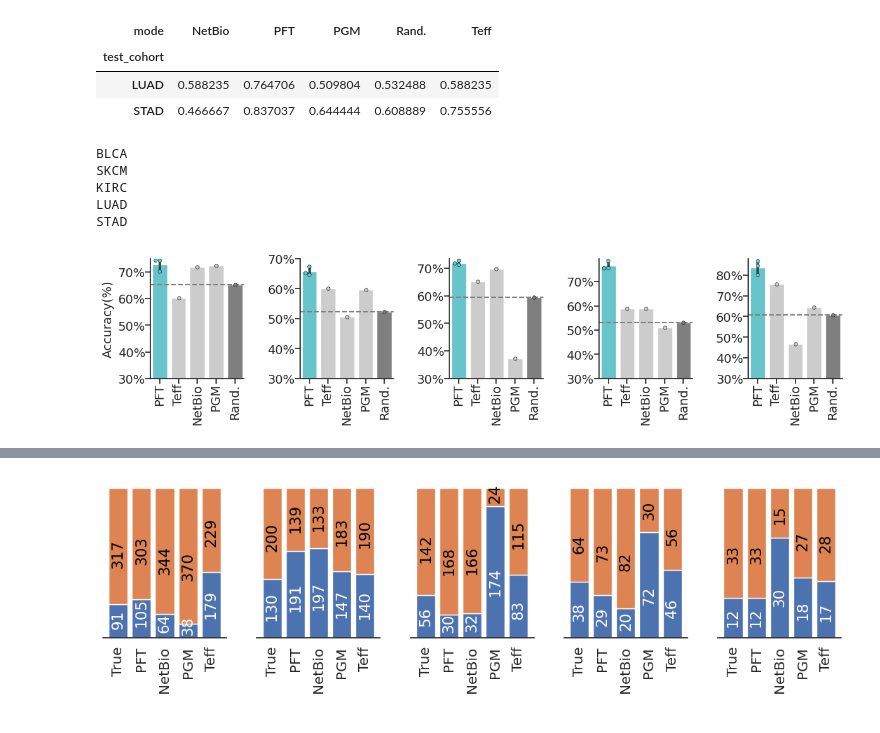
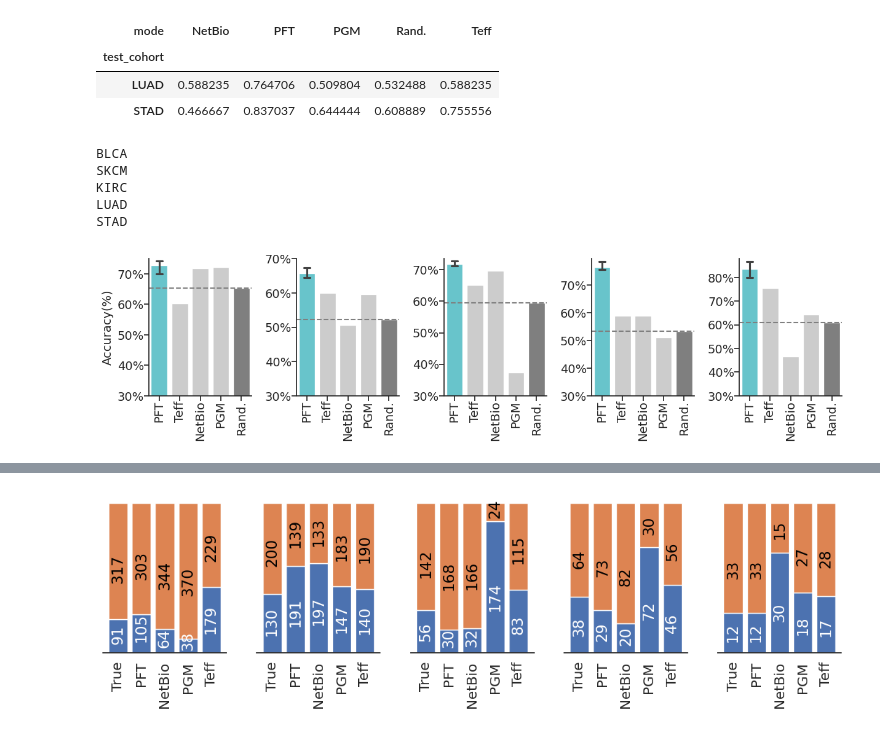
Before and after one commit to ashyamal/COMPASS, a Jupyter notebook: paper/04_model_performance/03_leave_one_factor_out/00_analysis_cancer.ipynb, the cells around one changed output, grey strips where cells are left out. Saved outputs shown, nothing was run; the diff lists cells and outputs as text; code cells hidden in the pictures.

Commit message:
added roc curves

```diff
--- a/paper/04_model_performance/03_leave_one_factor_out/00_analysis_cancer.ipynb
+++ b/paper/04_model_performance/03_leave_one_factor_out/00_analysis_cancer.ipynb
@@ -239,10 +223,10 @@ for cohort, ax, ylim in zip(cohort_order, axes, ylims):
 
 
     sns.barplot(data = dfp1, x='mode', y = values, order = order,width = 0.8,
-                 ax=ax, palette=mode_palette) #errorbar = ('ci',80),
+                 ax=ax, palette=mode_palette, capsize = 0.3) #errorbar = ('ci',80),
 
-    sns.swarmplot(data = dfp1, x='mode', y = values, order = order,
-                 ax=ax, palette=mode_palette, edgecolor='k', linewidth = 0.5, size=4) #errorbar = ('ci',80),
+    # sns.swarmplot(data = dfp1, x='mode', y = values, order = order,
+    #              ax=ax, palette=mode_palette, edgecolor='k', linewidth = 0.5, size=4) #errorbar = ('ci',80),
 
     ax.spines["top"].set_visible(False)
     ax.spines["right"].set_visible(False)
@@ -260,34 +244,34 @@ for cohort, ax, ylim in zip(cohort_order, axes, ylims):
     ax.set_ylim(ylim[0], ylim[1])
     ax.yaxis.set_major_locator(ticker.MultipleLocator(0.1))
 
 
     vals = ax.get_yticks()
     ax.set_yticklabels(['{:,.0%}'.format(x) for x in vals[:]])
 
     ax.tick_params(axis='both', which='major', right = False, top=False, direction = 'out',reset = True, labelsize=14)
 
     ax.set_xticklabels(
     order,
     rotation=90,)  # <====== HERE is the ke
     ax.xaxis.set_tick_params(pad=-0.1)
     ax.yaxis.set_tick_params(pad=-0.1)
 
     ax.set_xlabel('')
     #fig.savefig('./bar_%s_%s.pdf' % (values, s), bbox_inches = 'tight', dpi= 96 )
     i += 1
 
     print(cohort)
 
 fig.tight_layout(w_pad = 1)
 fig.savefig('./%s/acc.pdf' % save_dir, bbox_inches = 'tight',)
 fig.savefig('./%s/acc.svg' % save_dir, bbox_inches = 'tight',)
 # %% [output]
 BLCA
 SKCM
 KIRC
 LUAD
 STAD
-[figure, old version]
+[figure, new version]
 # %%
 for values in ['PRC', 'ROC', 'F1', 'MCC']:
     fig,axes = plt.subplots(figsize=(2.2*len(rgc), 3.5), nrows=1, ncols=len(rgc), sharey=False)
```
Also changed, not shown: parts of 8 cells of this notebook, 2 other files.
